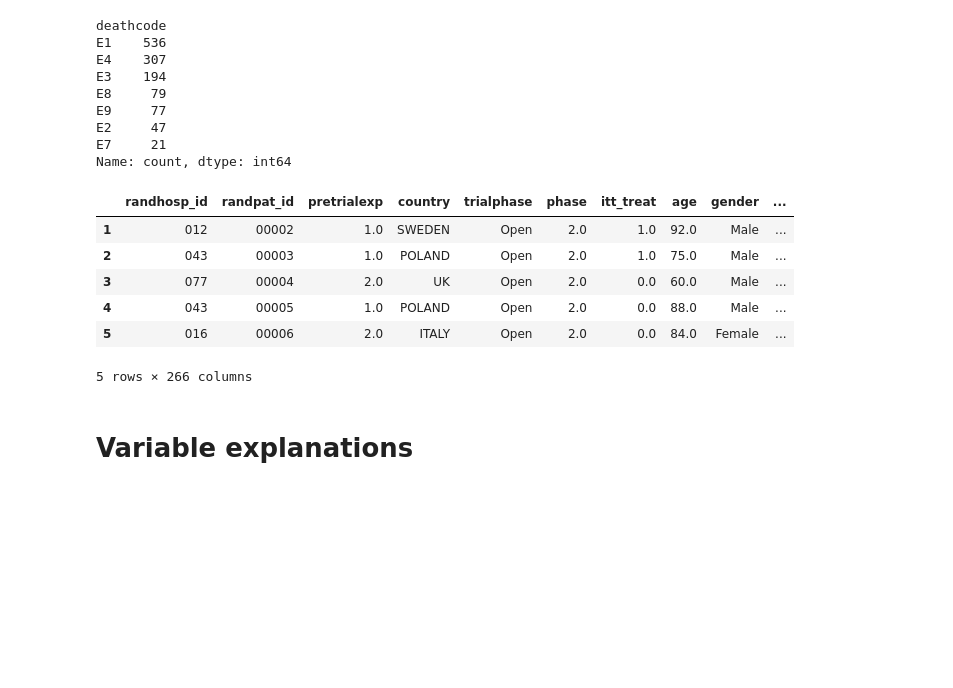
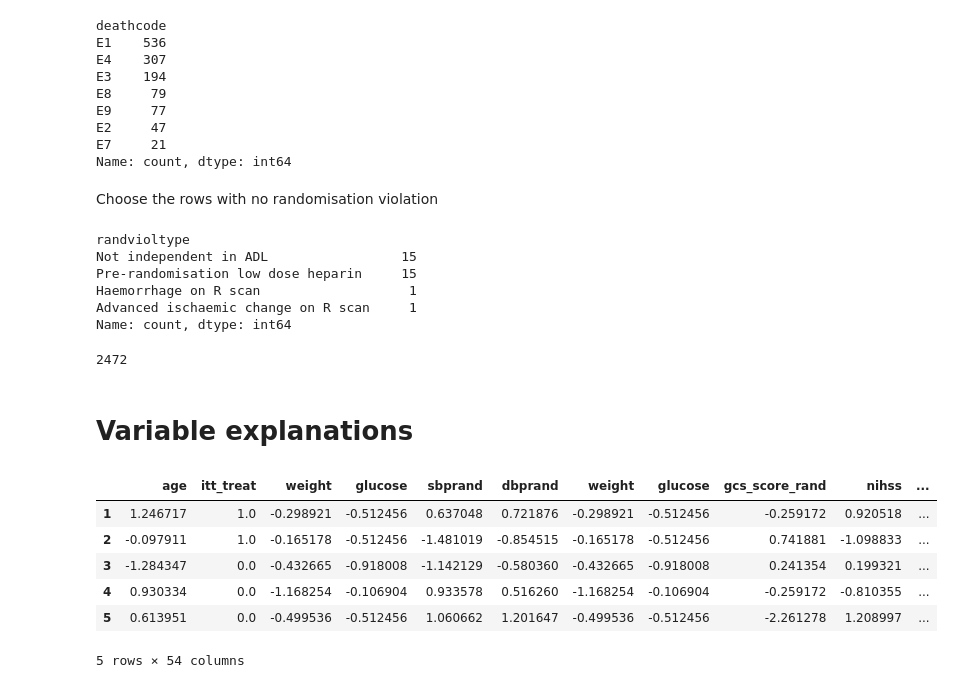
Before and after one commit to maja-jablonska/stroke-bandits, a Jupyter notebook: xgboost.ipynb, the cells around one changed output. Drawn from its saved outputs; the diff is of its cells as text; code cells hidden in the pictures; blank space fills up the shorter version.

```diff
--- a/xgboost.ipynb
+++ b/xgboost.ipynb
@@ -37,50 +35,38 @@ from scripts.encode import encode_yndq, encode_GCSEYE, encode_GCSMOTOR, encode_G
-# %%
-for col in SEVEN_DAY_FORM:
-    if SEVEN_DAY_FORM_FORMATS[col] == 'YNDQ':
-        df[col] = encode_yndq(df, col)
-    elif SEVEN_DAY_FORM_FORMATS[col] == 'GCSEYE':
-        df[col] = encode_GCSEYE(df, col)
-    elif SEVEN_DAY_FORM_FORMATS[col] == 'GCSMOTOR':
-        df[col] = encode_GCSMOTOR(df, col)
-    elif SEVEN_DAY_FORM_FORMATS[col] == 'GCSVERBAL':
-        df[col] = encode_GCSVERBAL(df, col)
-    elif SEVEN_DAY_FORM_FORMATS[col] == 'YNM':
-        df[col] = encode_ynm(df, col)
-    elif SEVEN_DAY_FORM_FORMATS[col] == 'FINDIAG':
-        df[col] = encode_findiag(df, col)
-    elif SEVEN_DAY_FORM_FORMATS[col] == 'BRAINSITE':
-        df[col] = encode_brainsite(df, col)
-    elif SEVEN_DAY_FORM_FORMATS[col] == 'HAEMTYPE':
-        df[col] = encode_haemtype(df, col)
-
-for col in SEVEN_DAY_FORM:
-    if df[col].isna().any():
-        df[col] = df[col].fillna(0)
-
-
-df['gender'] = encode_gender(df, 'gender')
-
-df.head()
-# %% [output]
-|  | randhosp_id | randpat_id | pretrialexp | country | trialphase | phase | itt_treat | age | gender | ... |
-| 1 | 012 | 00002 | 1.0 | SWEDEN | Open | 2.0 | 1.0 | 92.0 | Male | ... |
-| 2 | 043 | 00003 | 1.0 | POLAND | Open | 2.0 | 1.0 | 75.0 | Male | ... |
-| 3 | 077 | 00004 | 2.0 | UK | Open | 2.0 | 0.0 | 60.0 | Male | ... |
-| 4 | 043 | 00005 | 1.0 | POLAND | Open | 2.0 | 0.0 | 88.0 | Male | ... |
-| 5 | 016 | 00006 | 2.0 | ITALY | Open | 2.0 | 0.0 | 84.0 | Female | ... |
-5 rows × 266 columns
+# %% [markdown]
+Choose the rows with no randomisation violation
+# %%
+df['randvioltype'].value_counts()
+# %% [output]
+randvioltype
+Not independent in ADL                 15
+Pre-randomisation low dose heparin     15
+Haemorrhage on R scan                   1
+Advanced ischaemic change on R scan     1
+Name: count, dtype: int64
+# %%
+df = df[df['randvioltype'].isna()]
+len(df)
+# %% [output]
+2472
 # %% [markdown]
 # Variable explanations
 # %%
-SELECTED_COLS = [
-    'age', 'itt_treat', 'gender', 'deathcode', 'weight', 'glucose'
-] + SEVEN_DAY_FORM
+from scripts.columns import GENERAL, GENERAL_FORMATS, RAND_FORM, RAND_FORM_FORMATS
+from scripts.preprocess import preprocess
 
-SELECTED_COLS.remove('gcs_eye_7')
-SELECTED_COLS.remove('gcs_verbal_7')
-SELECTED_COLS.remove('gcs_motor_7')
-SELECTED_COLS.remove('liftarms_7')
-SELECTED_COLS.remove('ablewalk_7')
-SELECTED_COLS.remove('indepinadl_7')
+SELECTED_COLS = GENERAL + RAND_FORM + ['deathcode']
+FORMATS = GENERAL_FORMATS | RAND_FORM_FORMATS
 
 df = df[SELECTED_COLS]
+
+df, stats_df = preprocess(df, SELECTED_COLS, GENERAL_FORMATS | RAND_FORM_FORMATS | {'deathcode': bool})
+
+df.head()
+# %% [output]
+|  | age | itt_treat | weight | glucose | sbprand | dbprand | weight | glucose | gcs_score_rand | nihss | ... |
+| 1 | 1.246717 | 1.0 | -0.298921 | -0.512456 | 0.637048 | 0.721876 | -0.298921 | -0.512456 | -0.259172 | 0.920518 | ... |
+| 2 | -0.097911 | 1.0 | -0.165178 | -0.512456 | -1.481019 | -0.854515 | -0.165178 | -0.512456 | 0.741881 | -1.098833 | ... |
+| 3 | -1.284347 | 0.0 | -0.432665 | -0.918008 | -1.142129 | -0.580360 | -0.432665 | -0.918008 | 0.241354 | 0.199321 | ... |
+| 4 | 0.930334 | 0.0 | -1.168254 | -0.106904 | 0.933578 | 0.516260 | -1.168254 | -0.106904 | -0.259172 | -0.810355 | ... |
+| 5 | 0.613951 | 0.0 | -0.499536 | -0.512456 | 1.060662 | 1.201647 | -0.499536 | -0.512456 | -2.261278 | 1.208997 | ... |
+5 rows × 54 columns
```
Also changed, not shown: parts of 7 cells of this notebook, 3 other files.
